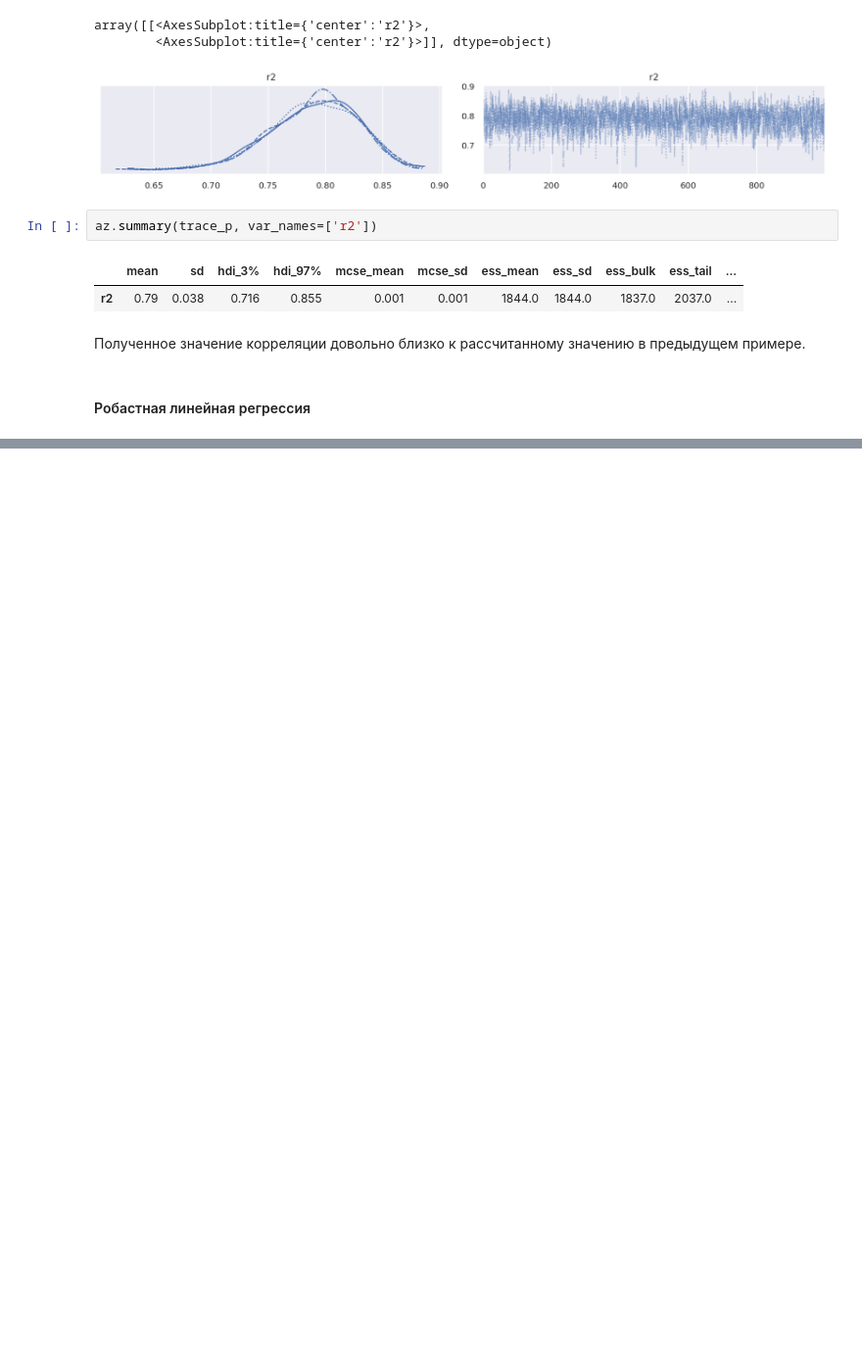
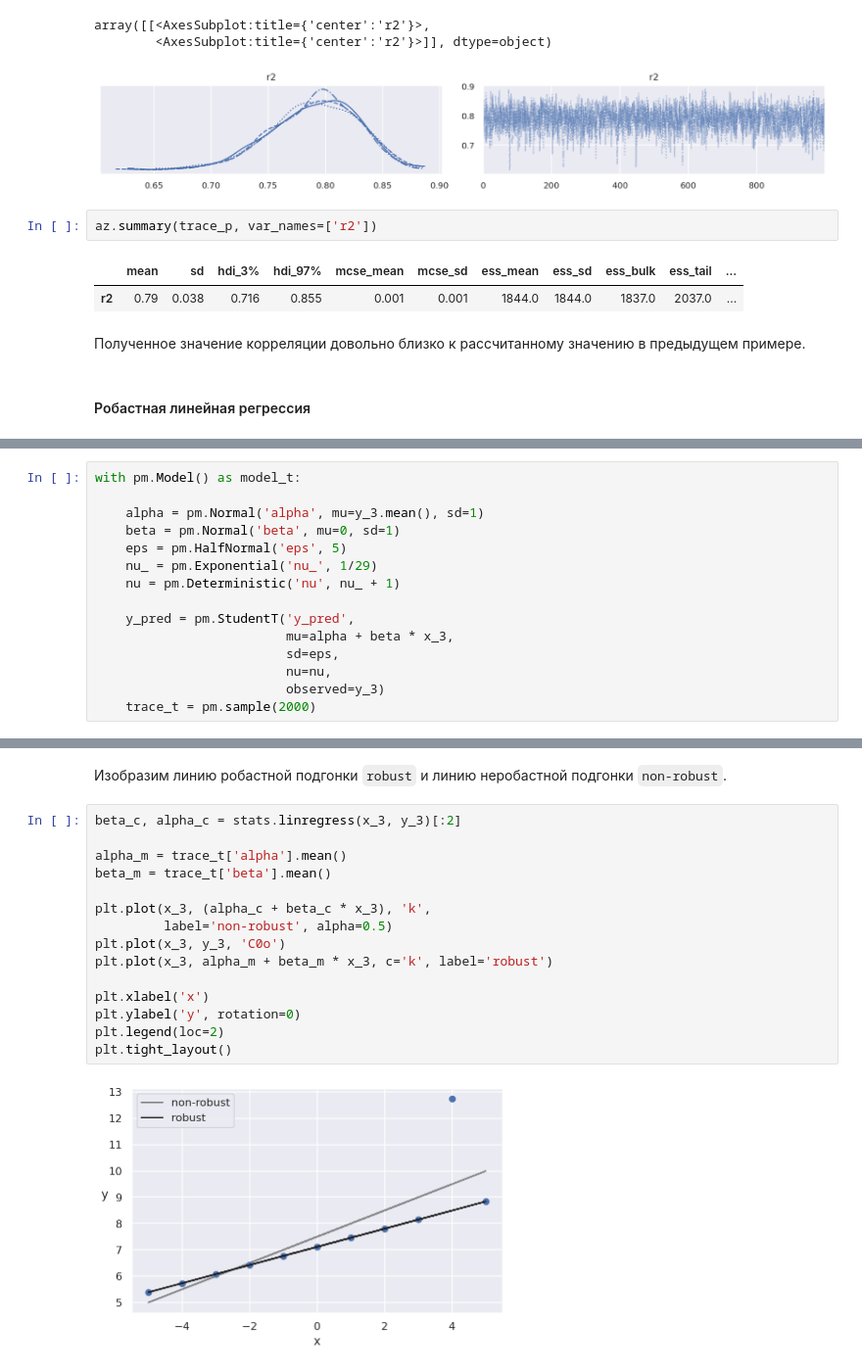
Before and after one commit to alexander-pv/educational_repo, a Jupyter notebook: bayesian_pymc3/6_bayesian_regression.ipynb, the cells around one changed output, grey strips where cells are left out. Shown at 98% size. Cells and saved outputs as stored; diff of their text form; blank space fills up the shorter version.

```diff
--- a/bayesian_pymc3/6_bayesian_regression.ipynb
+++ b/bayesian_pymc3/6_bayesian_regression.ipynb
@@ -316,0 +343,15 @@ az.summary(trace_p, var_names=['r2'])
+# %%
+with pm.Model() as model_t:
+
+    alpha = pm.Normal('alpha', mu=y_3.mean(), sd=1)
+    beta = pm.Normal('beta', mu=0, sd=1)
+    eps = pm.HalfNormal('eps', 5)
+    nu_ = pm.Exponential('nu_', 1/29)
+    nu = pm.Deterministic('nu', nu_ + 1)
+
+    y_pred = pm.StudentT('y_pred',
+                         mu=alpha + beta * x_3,
+                         sd=eps,
+                         nu=nu,
+                         observed=y_3)
+    trace_t = pm.sample(2000)
@@ -316,0 +366,19 @@ az.summary(trace_p, var_names=['r2'])
+# %% [markdown]
+Изобразим линию робастной подгонки `robust` и линию неробастной подгонки `non-robust`.
+# %%
+beta_c, alpha_c = stats.linregress(x_3, y_3)[:2]
+
+alpha_m = trace_t['alpha'].mean()
+beta_m = trace_t['beta'].mean()
+
+plt.plot(x_3, (alpha_c + beta_c * x_3), 'k',
+         label='non-robust', alpha=0.5)
+plt.plot(x_3, y_3, 'C0o')
+plt.plot(x_3, alpha_m + beta_m * x_3, c='k', label='robust')
+
+plt.xlabel('x')
+plt.ylabel('y', rotation=0)
+plt.legend(loc=2)
+plt.tight_layout()
+# %% [output]
+[figure, added]
```
Also changed, not shown: parts of 52 cells of this notebook, 5 other files.
